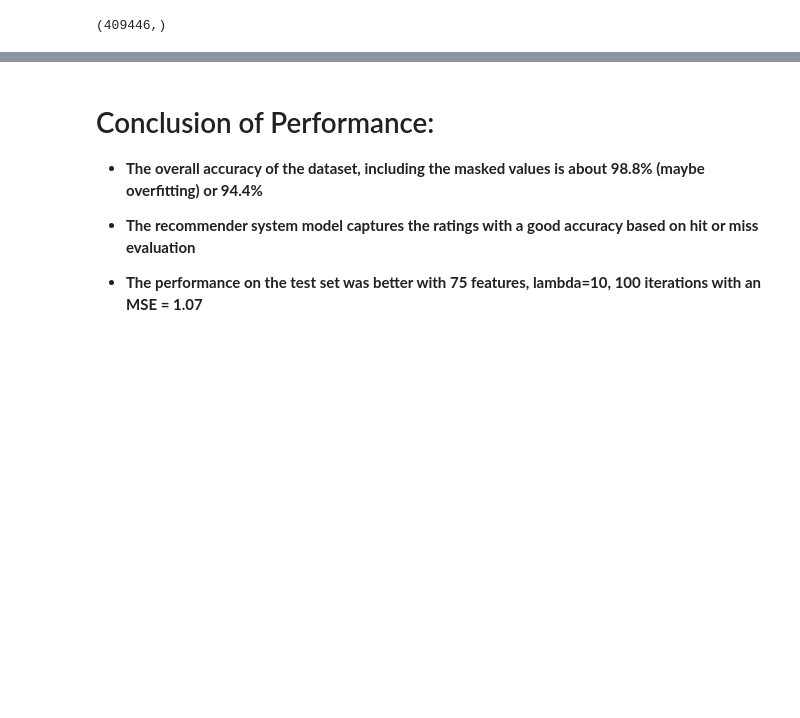
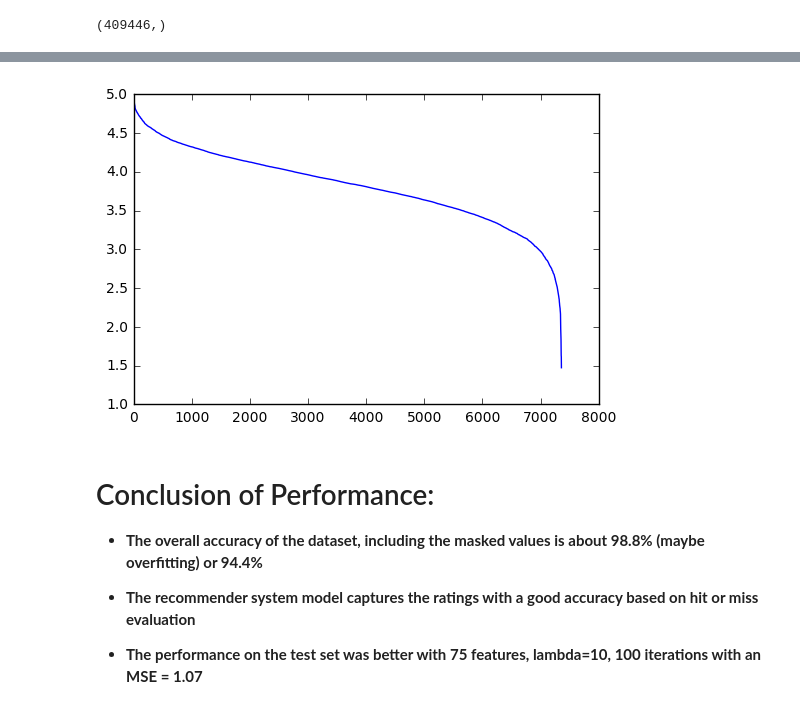
Before and after one commit to Sandy4321/yelp-recommender-system, a Jupyter notebook: Recommender System.ipynb, the cells around one changed output, grey strips where cells are left out. Cells and saved outputs as stored; diff of their text form; code cells hidden in the pictures; blank space fills up the shorter version.

```diff
--- a/Recommender System.ipynb
+++ b/Recommender System.ipynb
@@ -768,3 +794,9 @@ all_col_ids = acidx[np.searchsorted(c,query_c,sorter=acidx)]
+# %%
+i = 0
+plt.plot(predictions[np.argsort(np.ravel(predictions[:,i]))[::-1], i])
+plt.show()
+# %% [output]
+[figure, added]
 # %% [markdown]
 # Conclusion of Performance:
 * **The overall accuracy of the dataset, including the masked values is about 98.8% (maybe overfitting) or 94.4%**
```
Also changed, not shown: parts of 83 cells of this notebook.
